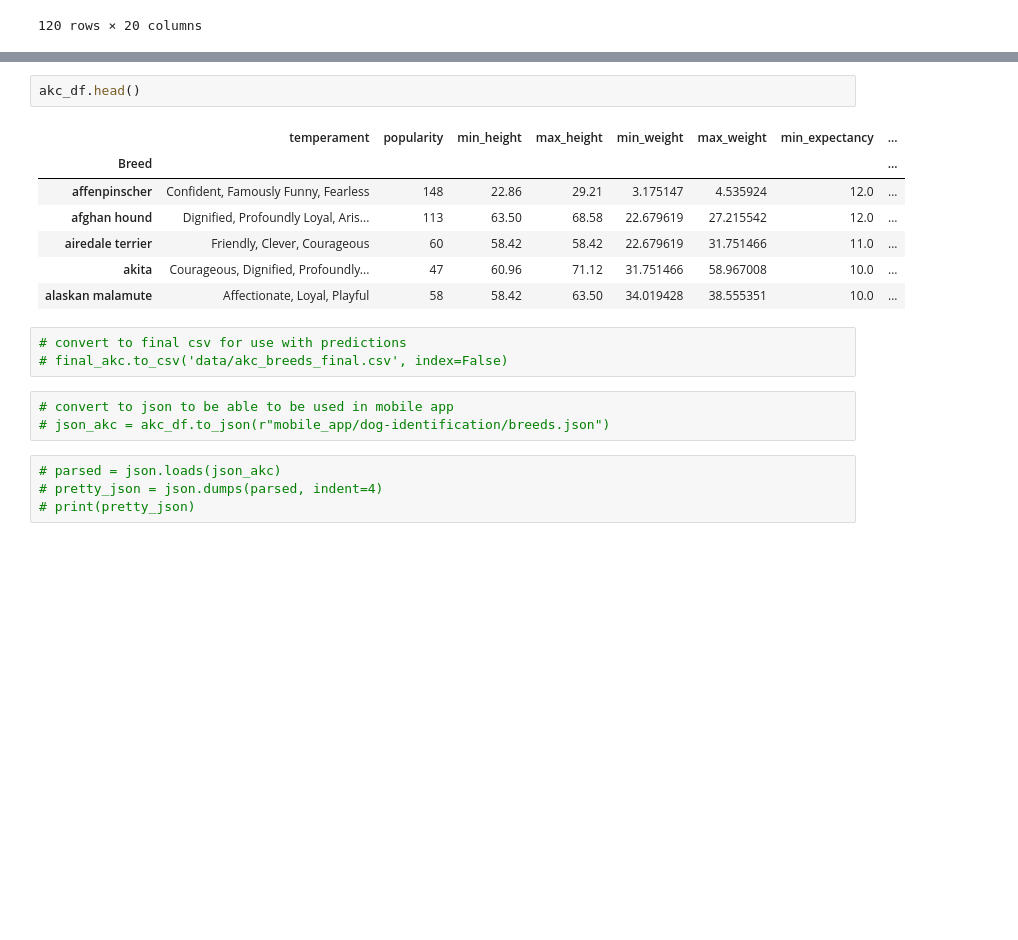
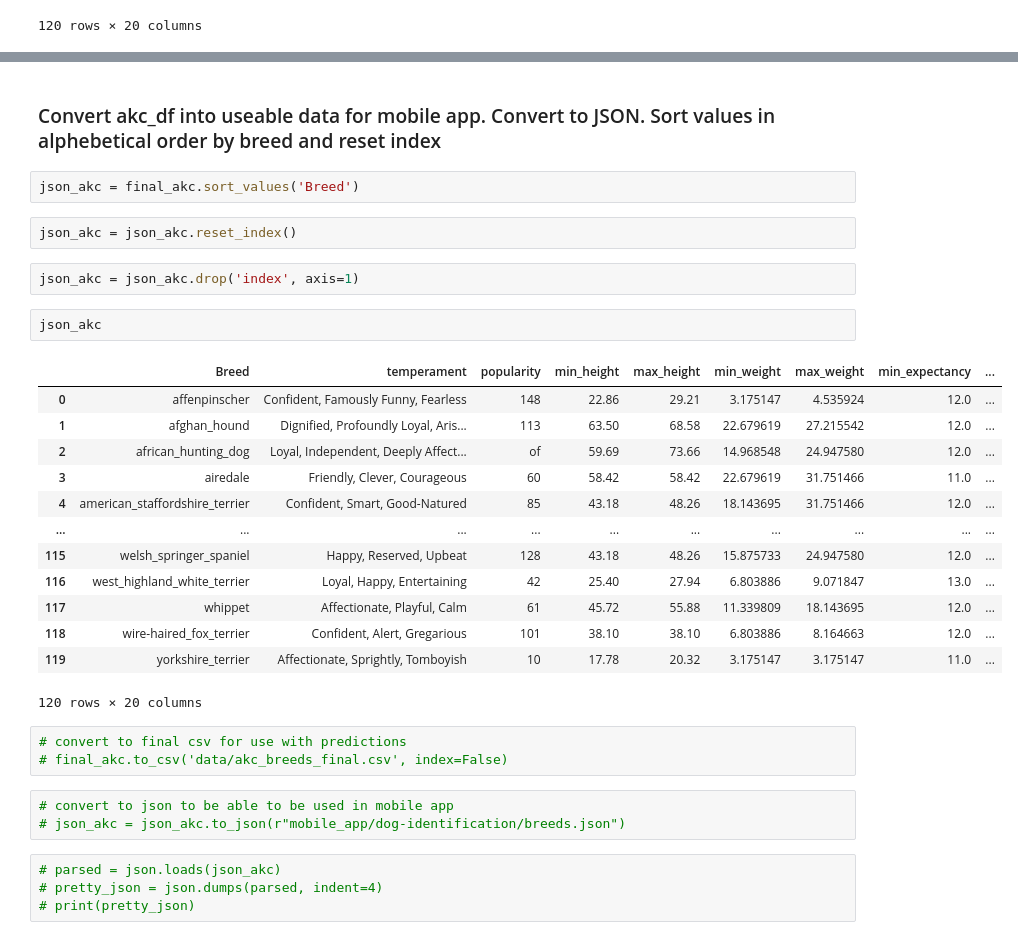
Before and after one commit to hannah-schurman/dog-breed-identification, a Jupyter notebook: dog_breed_preprocessing.ipynb, the cells around one changed output, grey strips where cells are left out. Drawn from its saved outputs; the diff is of its cells as text; blank space fills up the shorter version.

Commit message:
make changes to mobile app

```diff
--- a/dog_breed_preprocessing.ipynb
+++ b/dog_breed_preprocessing.ipynb
@@ -269,19 +254,33 @@ akc_df = akc_df.set_index('Breed')
-# %%
-akc_df.head()
-# %% [output]
-|  | temperament | popularity | min_height | max_height | min_weight | max_weight | min_expectancy | ... |
-| Breed |  |  |  |  |  |  |  | ... |
-| affenpinscher | Confident, Famously Funny, Fearless | 148 | 22.86 | 29.21 | 3.175147 | 4.535924 | 12.0 | ... |
-| afghan hound | Dignified, Profoundly Loyal, Aris... | 113 | 63.50 | 68.58 | 22.679619 | 27.215542 | 12.0 | ... |
-| airedale terrier | Friendly, Clever, Courageous | 60 | 58.42 | 58.42 | 22.679619 | 31.751466 | 11.0 | ... |
-| akita | Courageous, Dignified, Profoundly... | 47 | 60.96 | 71.12 | 31.751466 | 58.967008 | 10.0 | ... |
-| alaskan malamute | Affectionate, Loyal, Playful | 58 | 58.42 | 63.50 | 34.019428 | 38.555351 | 10.0 | ... |
+# %% [markdown]
+### Convert akc_df into useable data for mobile app. Convert to JSON. Sort values in alphebetical order by breed and reset index
+# %%
+json_akc = final_akc.sort_values('Breed')
+# %%
+json_akc = json_akc.reset_index()
+# %%
+json_akc = json_akc.drop('index', axis=1)
+# %%
+json_akc
+# %% [output]
+|  | Breed | temperament | popularity | min_height | max_height | min_weight | max_weight | min_expectancy | ... |
+| 0 | affenpinscher | Confident, Famously Funny, Fearless | 148 | 22.86 | 29.21 | 3.175147 | 4.535924 | 12.0 | ... |
+| 1 | afghan_hound | Dignified, Profoundly Loyal, Aris... | 113 | 63.50 | 68.58 | 22.679619 | 27.215542 | 12.0 | ... |
+| 2 | african_hunting_dog | Loyal, Independent, Deeply Affect... | of | 59.69 | 73.66 | 14.968548 | 24.947580 | 12.0 | ... |
+| 3 | airedale | Friendly, Clever, Courageous | 60 | 58.42 | 58.42 | 22.679619 | 31.751466 | 11.0 | ... |
+| 4 | american_staffordshire_terrier | Confident, Smart, Good-Natured | 85 | 43.18 | 48.26 | 18.143695 | 31.751466 | 12.0 | ... |
+| ... | ... | ... | ... | ... | ... | ... | ... | ... | ... |
+| 115 | welsh_springer_spaniel | Happy, Reserved, Upbeat | 128 | 43.18 | 48.26 | 15.875733 | 24.947580 | 12.0 | ... |
+| 116 | west_highland_white_terrier | Loyal, Happy, Entertaining | 42 | 25.40 | 27.94 | 6.803886 | 9.071847 | 13.0 | ... |
+| 117 | whippet | Affectionate, Playful, Calm | 61 | 45.72 | 55.88 | 11.339809 | 18.143695 | 12.0 | ... |
+| 118 | wire-haired_fox_terrier | Confident, Alert, Gregarious | 101 | 38.10 | 38.10 | 6.803886 | 8.164663 | 12.0 | ... |
+| 119 | yorkshire_terrier | Affectionate, Sprightly, Tomboyish | 10 | 17.78 | 20.32 | 3.175147 | 3.175147 | 11.0 | ... |
+120 rows × 20 columns
 # %%
 # convert to final csv for use with predictions
 # final_akc.to_csv('data/akc_breeds_final.csv', index=False)
 # %%
 # convert to json to be able to be used in mobile app
-# json_akc = akc_df.to_json(r"mobile_app/dog-identification/breeds.json")
+# json_akc = json_akc.to_json(r"mobile_app/dog-identification/breeds.json")
 # %%
 # parsed = json.loads(json_akc)
 # pretty_json = json.dumps(parsed, indent=4)
```
Also changed, not shown: parts of 12 cells of this notebook, 7 other files.
